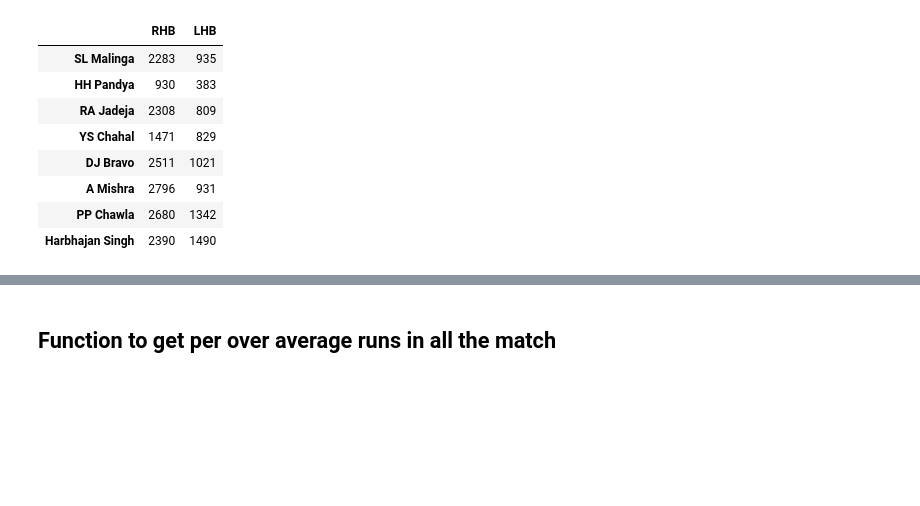
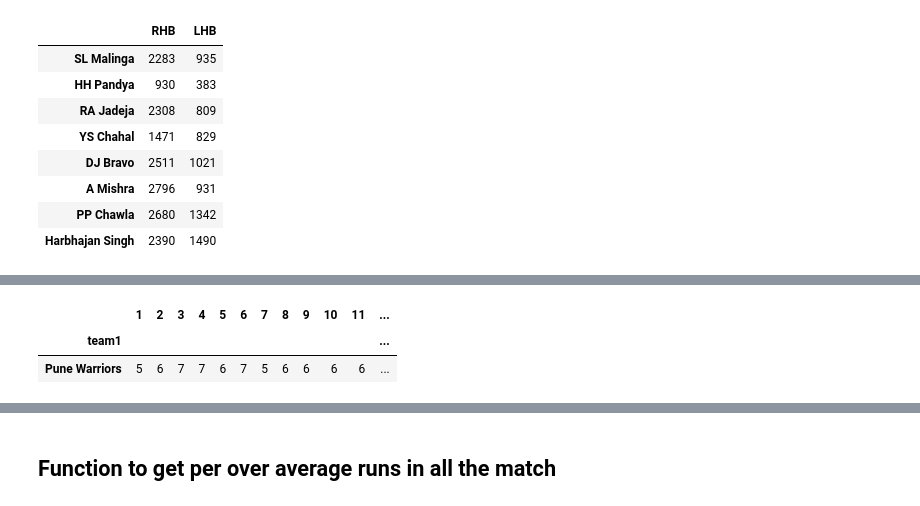
Before and after one commit to Utkarsh736/IPL_Data_Analysis, a Jupyter notebook: Template.ipynb, the cells around one changed output, grey strips where cells are left out. Drawn from its saved outputs; the diff is of its cells as text; code cells hidden in the pictures; blank space fills up the shorter version.

```diff
--- a/Template.ipynb
+++ b/Template.ipynb
@@ -440,0 +472,6 @@ list2
+# %%
+data
+# %% [output]
+|  | 1 | 2 | 3 | 4 | 5 | 6 | 7 | 8 | 9 | 10 | 11 | ... |
+| team1 |  |  |  |  |  |  |  |  |  |  |  | ... |
+| Pune Warriors | 5 | 6 | 7 | 7 | 6 | 7 | 5 | 6 | 6 | 6 | 6 | ... |
```
Also changed, not shown: parts of 19 cells of this notebook.
